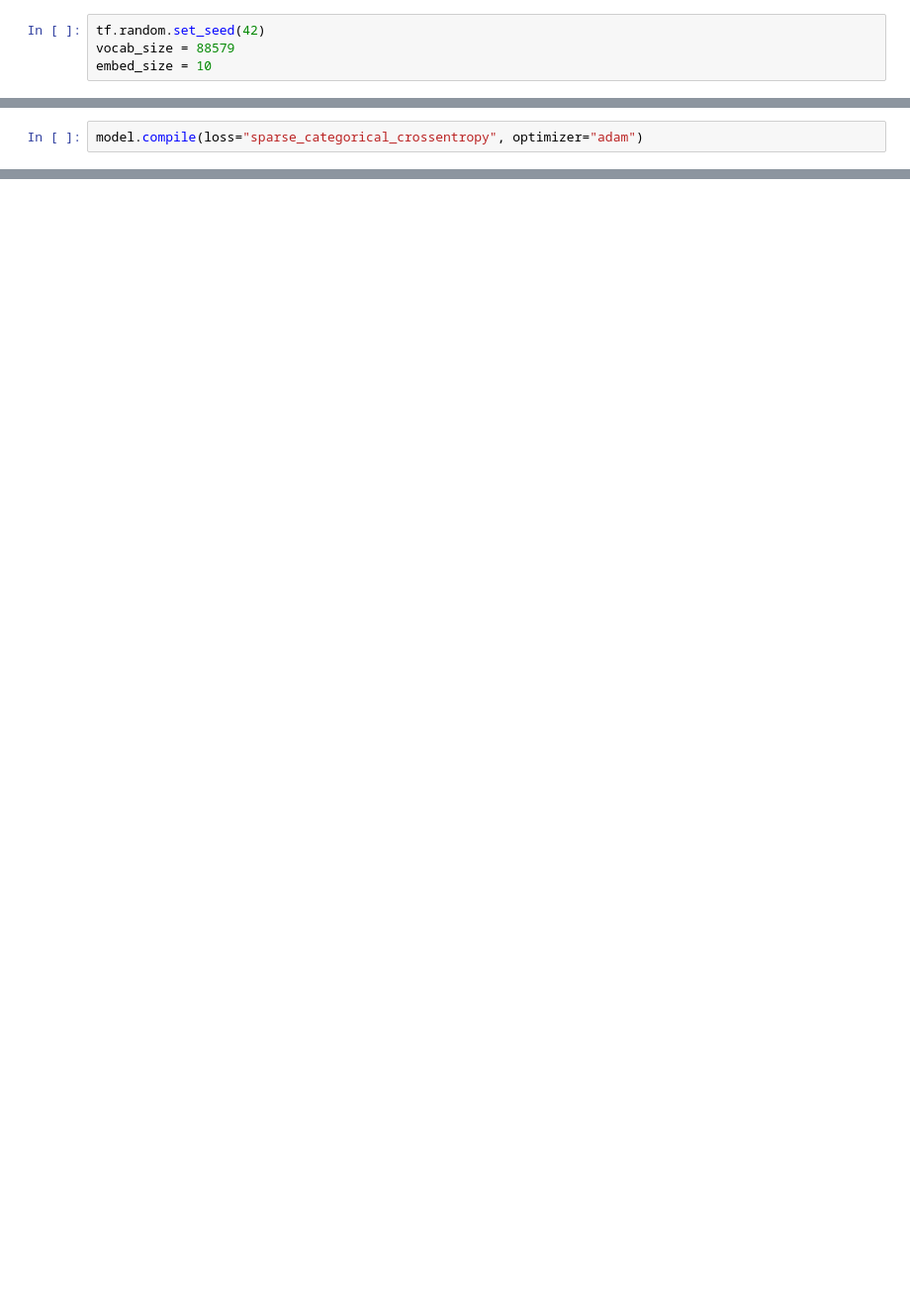
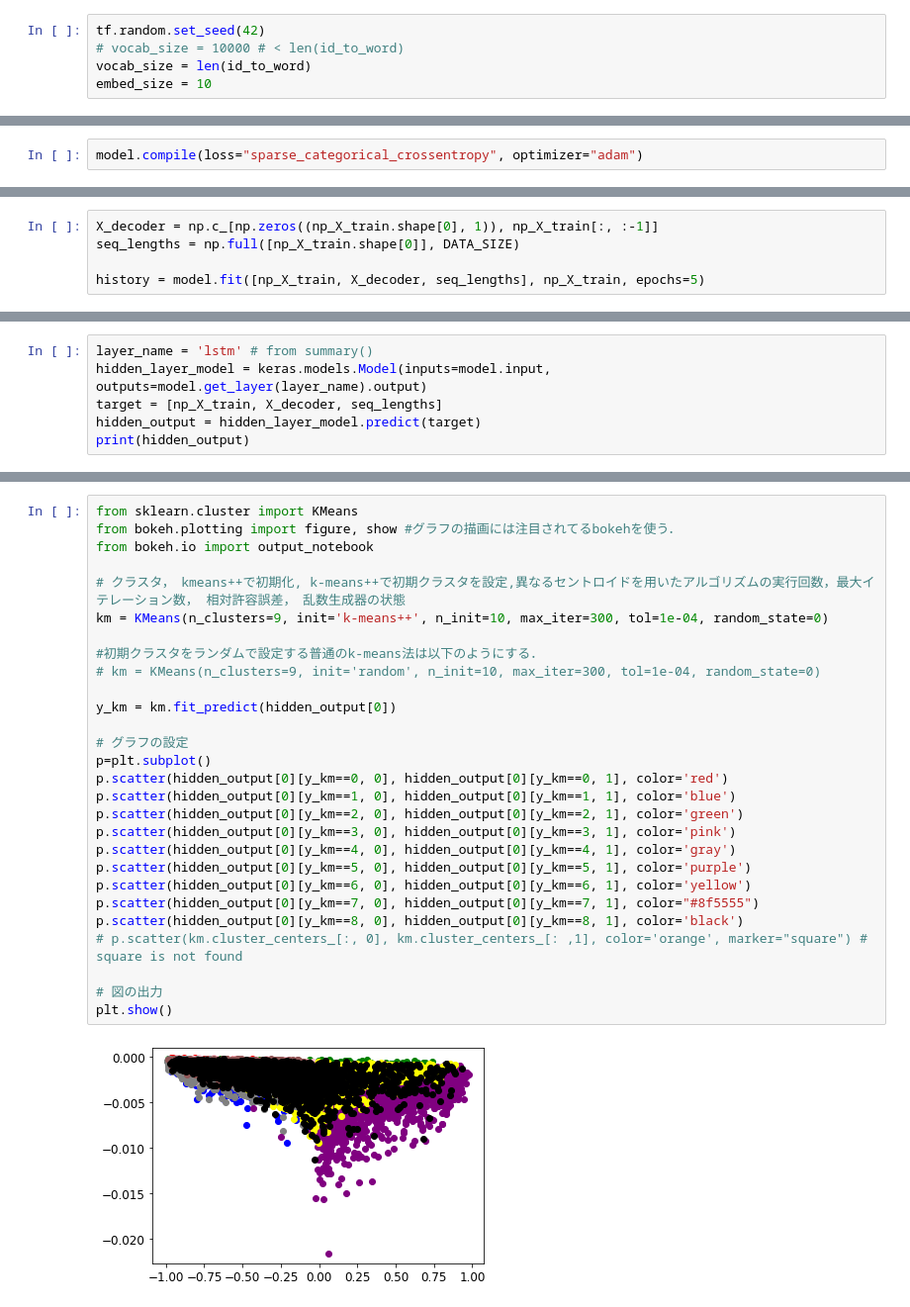
Before and after one commit to KataokaNagi/data-engineering-lab, a Jupyter notebook: meeting/ml-seminor/ml-seminor_20210714_lstm-clustering.ipynb, the cells around one changed output, grey strips where cells are left out. Shown at 99% size. Drawn from its saved outputs; the diff is of its cells as text; blank space fills up the shorter version.

Commit message:
complete ml-seminor_20210714_lstm-clustering

```diff
--- a/meeting/ml-seminor/ml-seminor_20210714_lstm-clustering.ipynb
+++ b/meeting/ml-seminor/ml-seminor_20210714_lstm-clustering.ipynb
@@ -122,6 +151,7 @@ Output hidden; open in https://colab.research.google.com to view.
 ## Make model
 # %%
 tf.random.set_seed(42)
-vocab_size = 88579
+# vocab_size = 10000 # < len(id_to_word)
+vocab_size = len(id_to_word)
 embed_size = 10
 # %%
@@ -238,0 +190,5 @@ InvalidArgumentError: ignored
+# %%
+X_decoder = np.c_[np.zeros((np_X_train.shape[0], 1)), np_X_train[:, :-1]]
+seq_lengths = np.full([np_X_train.shape[0]], DATA_SIZE)
+
+history = model.fit([np_X_train, X_decoder, seq_lengths], np_X_train, epochs=5)
@@ -238,0 +228,6 @@ InvalidArgumentError: ignored
+# %%
+layer_name = 'lstm' # from summary()
+hidden_layer_model = keras.models.Model(inputs=model.input, outputs=model.get_layer(layer_name).output)
+target = [np_X_train, X_decoder, seq_lengths]
+hidden_output = hidden_layer_model.predict(target)
+print(hidden_output)
@@ -238,0 +260,30 @@ InvalidArgumentError: ignored
+# %%
+from sklearn.cluster import KMeans
+from bokeh.plotting import figure, show #グラフの描画には注目されてるbokehを使う．
+from bokeh.io import output_notebook
+
+# クラスタ，　kmeans++で初期化, k-means++で初期クラスタを設定,異なるセントロイドを用いたアルゴリズムの実行回数，最大イテレーション数， 相対許容誤差，　乱数生成器の状態
+km = KMeans(n_clusters=9, init='k-means++', n_init=10, max_iter=300, tol=1e-04, random_state=0)
+
+#初期クラスタをランダムで設定する普通のk-means法は以下のようにする．
+# km = KMeans(n_clusters=9, init='random', n_init=10, max_iter=300, tol=1e-04, random_state=0)
+
+y_km = km.fit_predict(hidden_output[0])
+
+# グラフの設定
+p=plt.subplot()
+p.scatter(hidden_output[0][y_km==0, 0], hidden_output[0][y_km==0, 1], color='red')
+p.scatter(hidden_output[0][y_km==1, 0], hidden_output[0][y_km==1, 1], color='blue')
+p.scatter(hidden_output[0][y_km==2, 0], hidden_output[0][y_km==2, 1], color='green')
+p.scatter(hidden_output[0][y_km==3, 0], hidden_output[0][y_km==3, 1], color='pink')
+p.scatter(hidden_output[0][y_km==4, 0], hidden_output[0][y_km==4, 1], color='gray')
+p.scatter(hidden_output[0][y_km==5, 0], hidden_output[0][y_km==5, 1], color='purple')
+p.scatter(hidden_output[0][y_km==6, 0], hidden_output[0][y_km==6, 1], color='yellow')
+p.scatter(hidden_output[0][y_km==7, 0], hidden_output[0][y_km==7, 1], color="#8f5555")
+p.scatter(hidden_output[0][y_km==8, 0], hidden_output[0][y_km==8, 1], color='black')
+# p.scatter(km.cluster_centers_[:, 0], km.cluster_centers_[: ,1], color='orange', marker="square") # square is not found
+
+# 図の出力
+plt.show()
+# %% [output]
+[figure, added]
```
Also changed, not shown: parts of 19 cells of this notebook.
